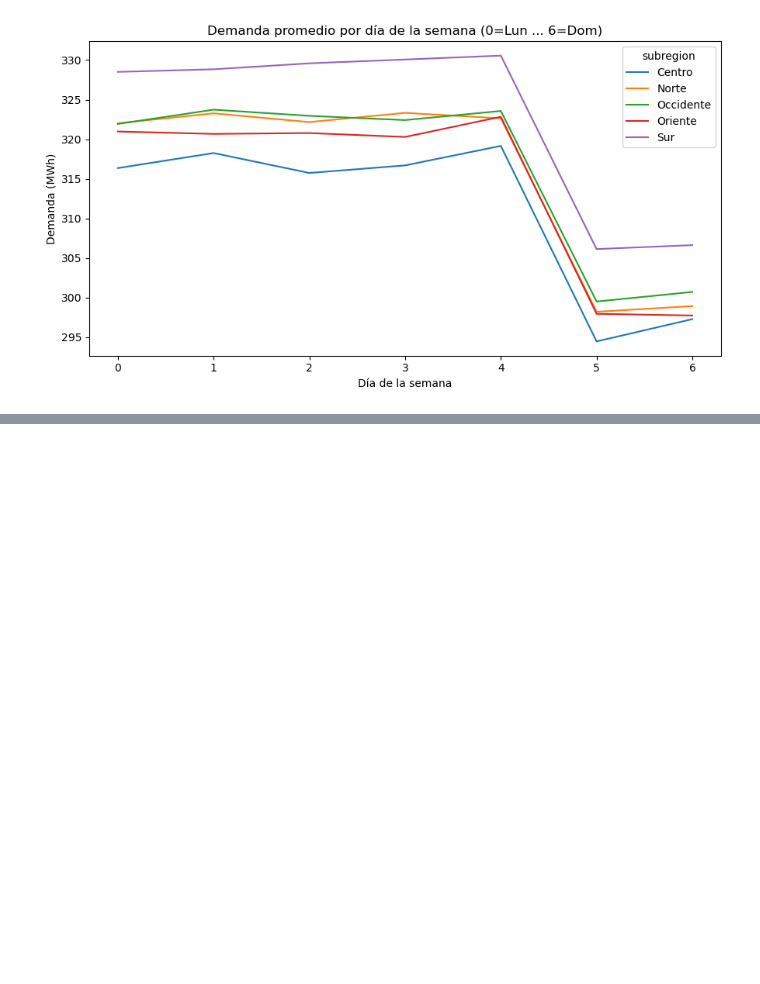
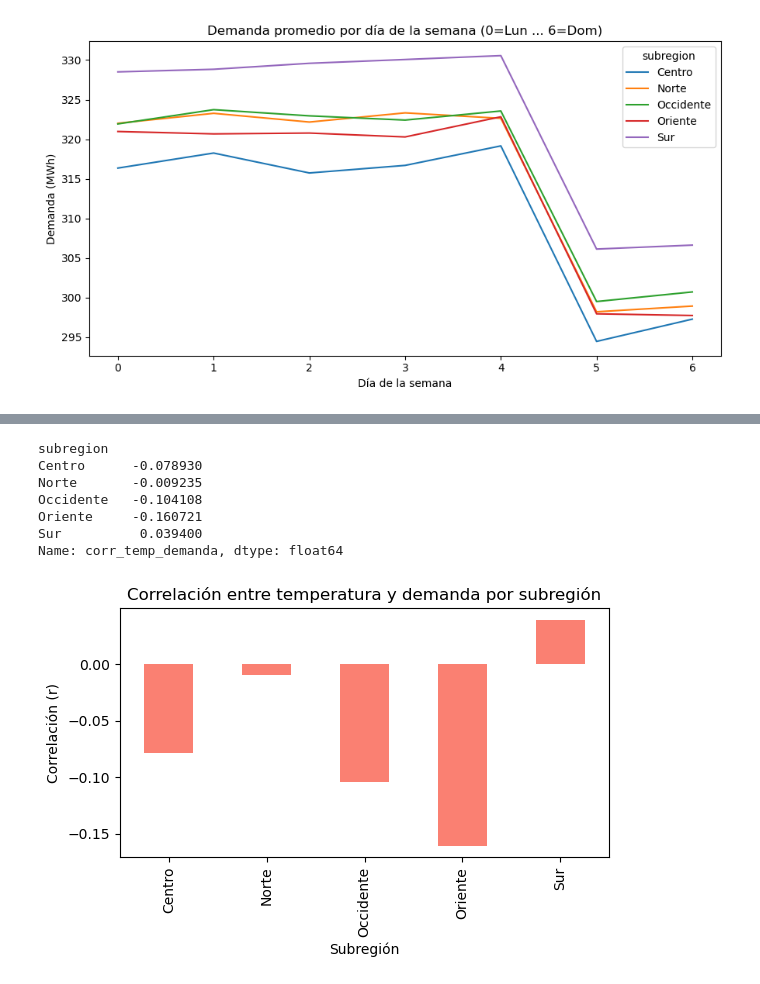
Before and after one commit to gspmalloy/USCO_Feria_Taller_Oct_2025, a Jupyter notebook: Predecir_Demanda_De_Energia_Con_Respuestas.ipynb, the cells around one changed output, grey strips where cells are left out. Saved outputs shown, nothing was run; the diff lists cells and outputs as text; code cells hidden in the pictures; blank space fills up the shorter version.

```diff
--- a/Predecir_Demanda_De_Energia_Con_Respuestas.ipynb
+++ b/Predecir_Demanda_De_Energia_Con_Respuestas.ipynb
@@ -134,0 +140,26 @@ plt.show()
+# %%
+# --- Demostración: Correlación temperatura-demanda ---
+corr_temp = (
+    data.groupby("subregion")
+    .apply(lambda g: g["temp_c"].corr(g["demanda_mwh"]))
+    .rename("corr_temp_demanda")
+)
+
+display(corr_temp)
+
+fig, ax = plt.subplots(figsize=(6,4))
+corr_temp.plot(kind="bar", color="salmon", ax=ax)
+ax.set_title("Correlación entre temperatura y demanda por subregión")
+ax.set_xlabel("Subregión")
+ax.set_ylabel("Correlación (r)")
+plt.tight_layout()
+plt.show()
+# %% [output]
+subregion
+Centro      -0.078930
+Norte       -0.009235
+Occidente   -0.104108
+Oriente     -0.160721
+Sur          0.039400
+Name: corr_temp_demanda, dtype: float64
+[figure, added]
```
Also changed, not shown: parts of 37 cells of this notebook.
